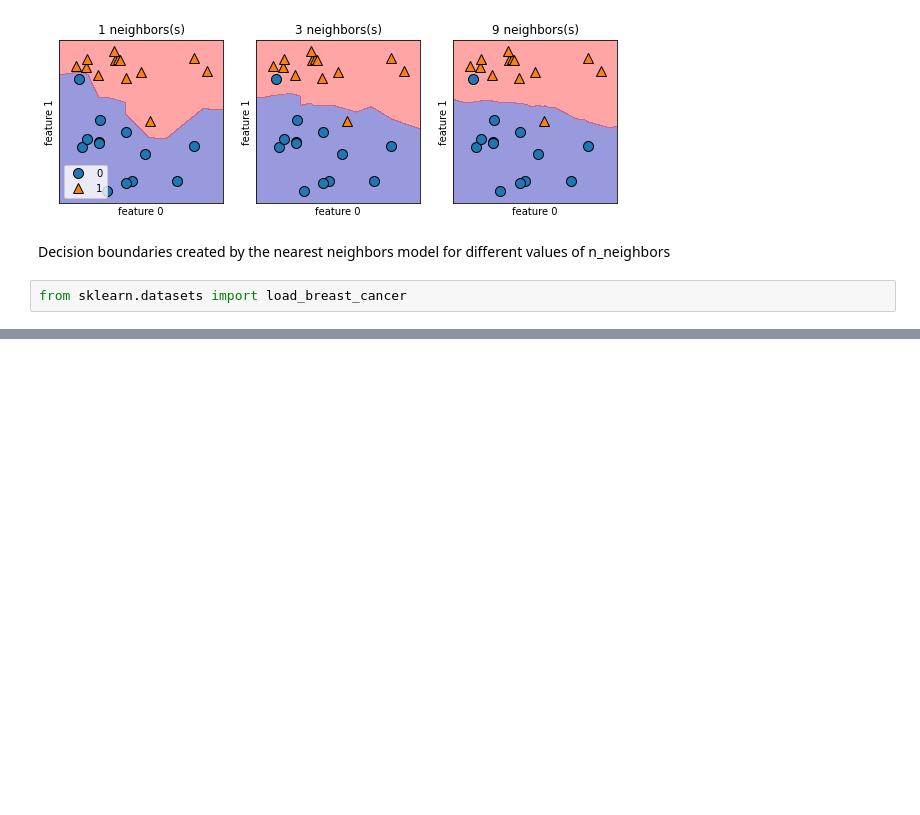
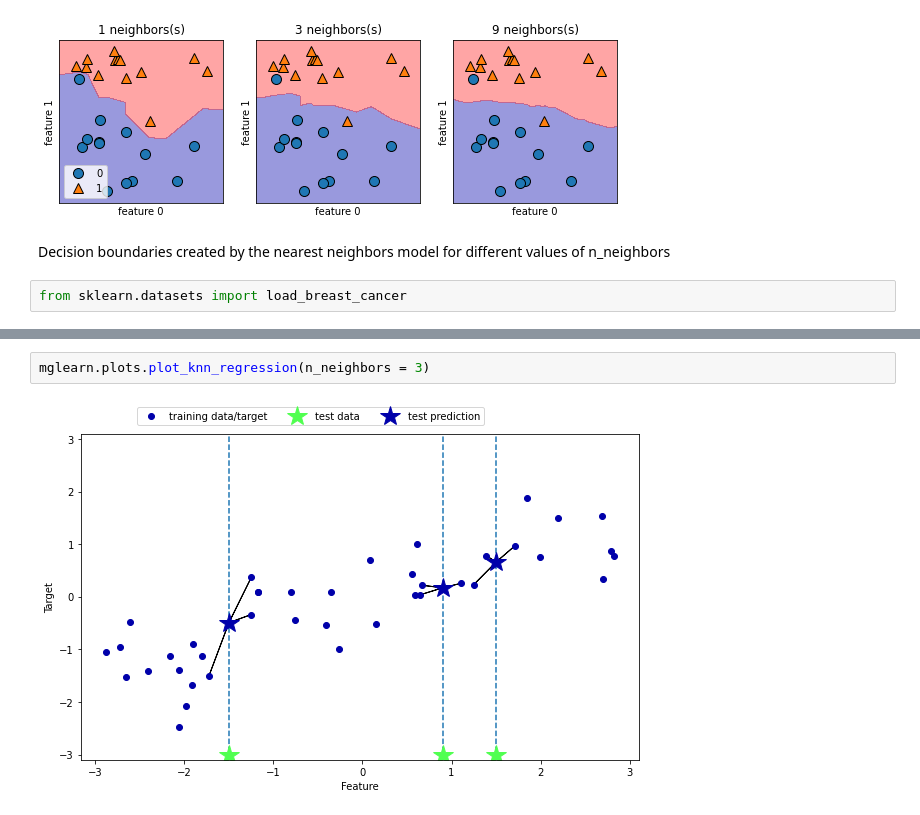
Before and after one commit to joeelorm/ML, a Jupyter notebook: Supervised Learning/Supervised Learning.ipynb, the cells around one changed output, grey strips where cells are left out. Saved outputs shown, nothing was run; the diff lists cells and outputs as text; blank space fills up the shorter version.

```diff
--- a/Supervised Learning/Supervised Learning.ipynb
+++ b/Supervised Learning/Supervised Learning.ipynb
@@ -145,0 +152,4 @@ plt.legend()
+# %%
+mglearn.plots.plot_knn_regression(n_neighbors = 3)
+# %% [output]
+[figure, added]
```
Also changed, not shown: parts of 3 cells of this notebook.
